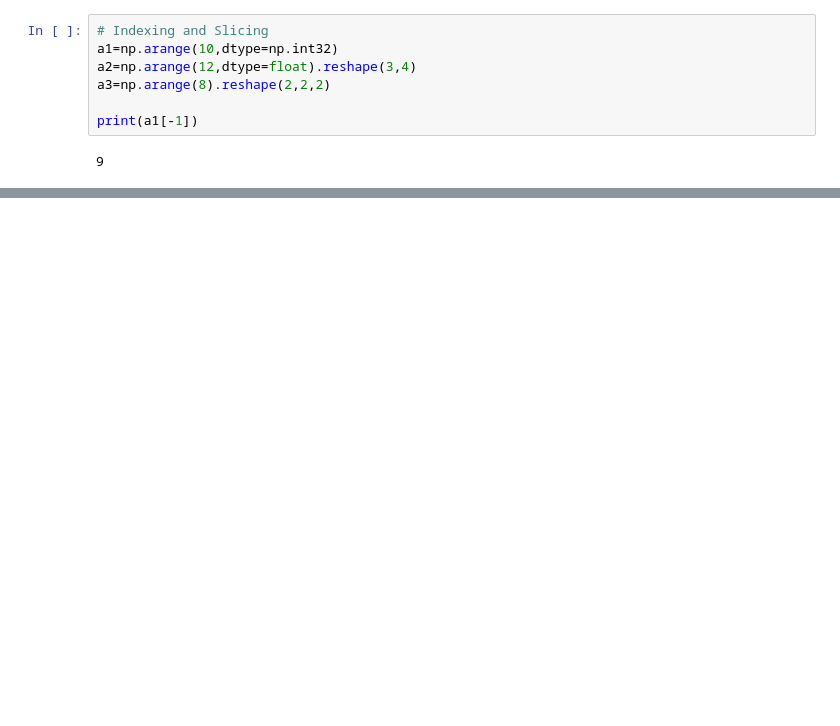
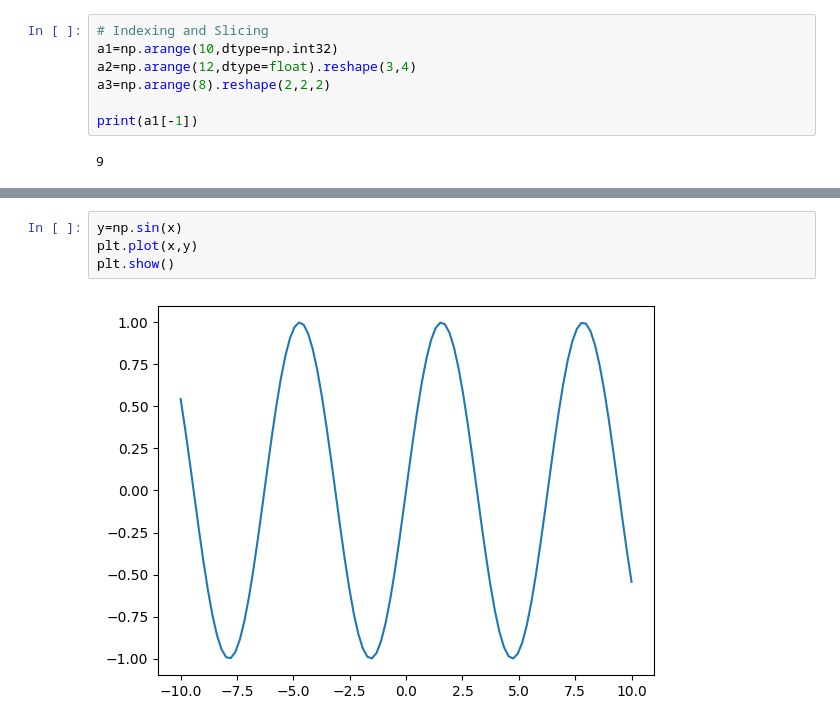
Before and after one commit to phigratio/Machine-Learning, a Jupyter notebook: Numpy.ipynb, the cells around one changed output, grey strips where cells are left out. Drawn from its saved outputs; the diff is of its cells as text; blank space fills up the shorter version.

```diff
--- a/Numpy.ipynb
+++ b/Numpy.ipynb
@@ -260,0 +439,6 @@ print(a1[-1])
+# %%
+y=np.sin(x)
+plt.plot(x,y)
+plt.show()
+# %% [output]
+[figure, added]
```
Also changed, not shown: parts of 42 cells of this notebook.
